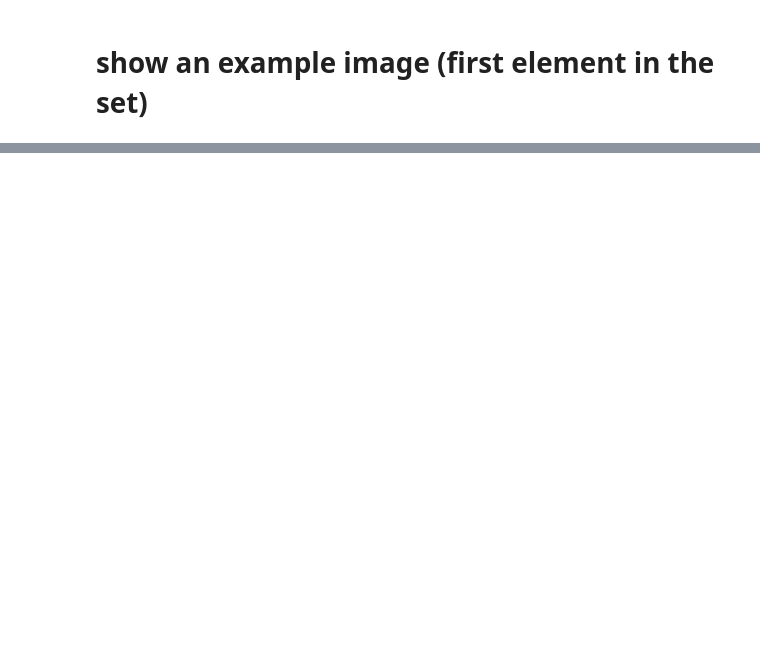
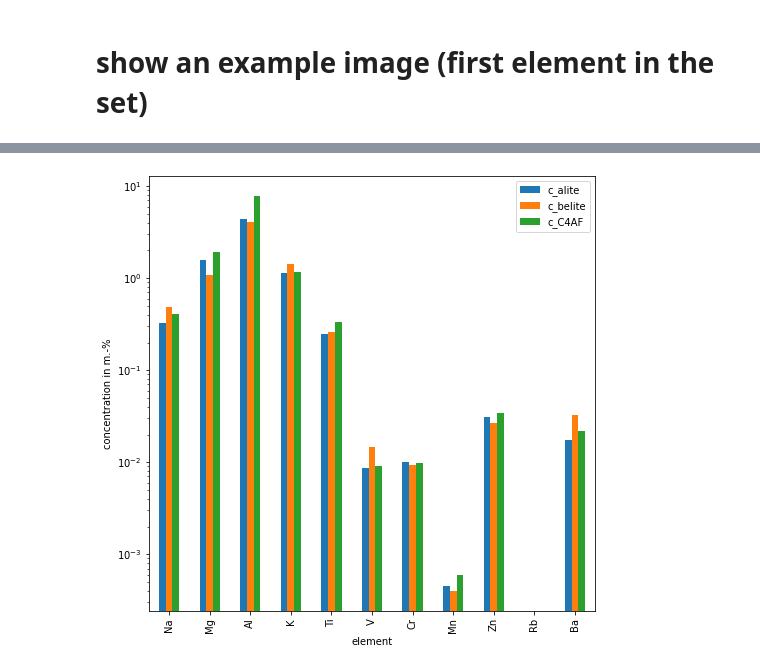
Before and after one commit to kleinerELM/LA-ICP-MS, a Jupyter notebook: laser+edx.ipynb, the cells around one changed output, grey strips where cells are left out. Saved outputs shown, nothing was run; the diff lists cells and outputs as text; code cells hidden in the pictures; blank space fills up the shorter version.

Commit message:
polished the phase analysis

```diff
--- a/laser+edx.ipynb
+++ b/laser+edx.ipynb
@@ -126,2 +101,8 @@ Images will be stored in : processed
+# %%
+laser_data.phases = [
+    'alite',
+    'belite',
+    'C4AF'
+]
 # %% [markdown]
 ## Calibration settings / ICP measurements
@@ -319,23 +158,0 @@ Ba: 0.02202 ± 0.0128 m.-%
-# %%
-i = 0
-fig = plt.figure(figsize=(17, 12))
-# get interpolated rawdata
-if True:#do_phase_evaluation:
-    for phase_mask in phases:
-        i += 1
-        element = 'Ba137'
-        la_icp_ms_element = calibrated_mpO[get_element_from_isotope( element )]*100
-        img = cv2.imread(phase_mask_path + 'aligned' + phase_mask + '.png' , cv2.IMREAD_GRAYSCALE)
-        # make shure the image is a mask
-        _, thresh1 = cv2.threshold(img, 120, 255, cv2.THRESH_BINARY)
-        # make the threshold binary
-        mask = (thresh1/255).astype(int)
-
-        # select pixel/values from the raw data
-        selected = la_icp_ms_element * mask
-        fig.add_subplot(1,len(phases), i)
-        plt.title('{} ({})'.format(phase_mask, element))
-        plt.imshow(selected, aspect=laser_data.spot_distance_y/laser_data.spot_distance_x, cmap='gray', interpolation=None)
-else:
-    print('Phase evaluation skipped!')
-plt.show()
@@ -404,0 +159,4 @@ Ba: 0.02202 ± 0.0128 m.-%
+# %%
+result_df = laser_data.process_phase_evaluation( icp_oes, icp_ms )
+if isinstance(result_df, pd.DataFrame):
+    display(HTML(result_df.to_html()))
@@ -404,0 +180,11 @@ Ba: 0.02202 ± 0.0128 m.-%
+# %%
+if isinstance(result_df, pd.DataFrame):
+    col_names = []
+    for phase_mask in laser_data.phases:
+        col_names.append('c_' + phase_mask)
+
+    ax = result_df[col_names].plot.bar(logy=True)
+    ax.set(xlabel='element', ylabel='concentration in m.-%')
+    plt.show()
+# %% [output]
+[figure, added]
```
Also changed, not shown: parts of 25 cells of this notebook, 1 other file.
